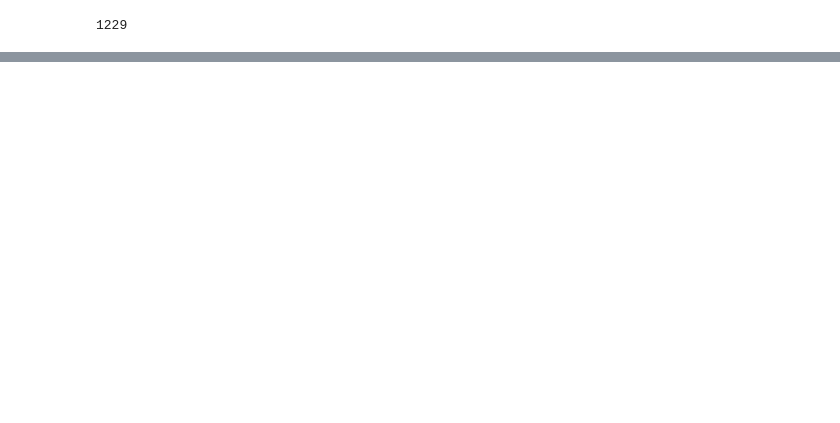
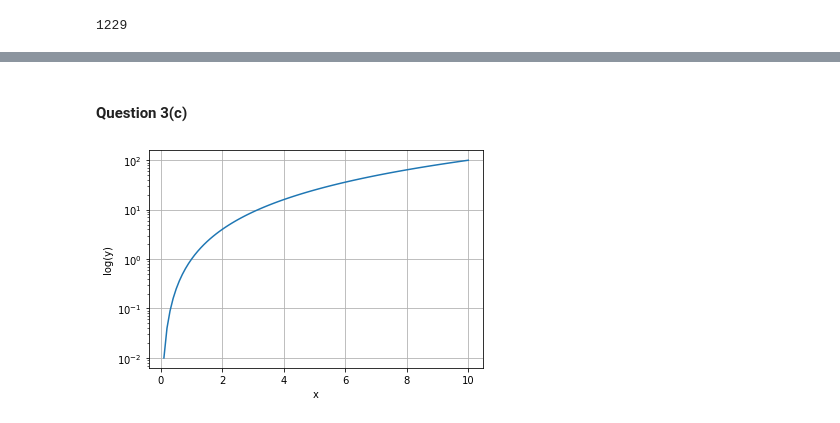
Before and after one commit to Maksymilian5275/ACM20030-Assignments, a Jupyter notebook: ACM20030-Assignment-1.ipynb, the cells around one changed output, grey strips where cells are left out. Cells and saved outputs as stored; diff of their text form; code cells hidden in the pictures; blank space fills up the shorter version.

```diff
--- a/ACM20030-Assignment-1.ipynb
+++ b/ACM20030-Assignment-1.ipynb
@@ -104,0 +120,16 @@ Text(0, 0.5, 'Pi(x)')
+# %%
+a = np.loadtxt('PowerLawOrExponential.txt')
+
+#Changed variable names in order to avoid reassignment from previous question where same names are used
+x1=a[:, 0]
+y1=a[:, -1]
+# %% [markdown]
+#### Question 3(c)
+# %%
+plt.plot(x1, y1)
+plt.xlabel('x')
+plt.ylabel('log(y)')
+plt.yscale('log')
+plt.grid()
+# %% [output]
+[figure, added]
```
Also changed, not shown: parts of 24 cells of this notebook.
